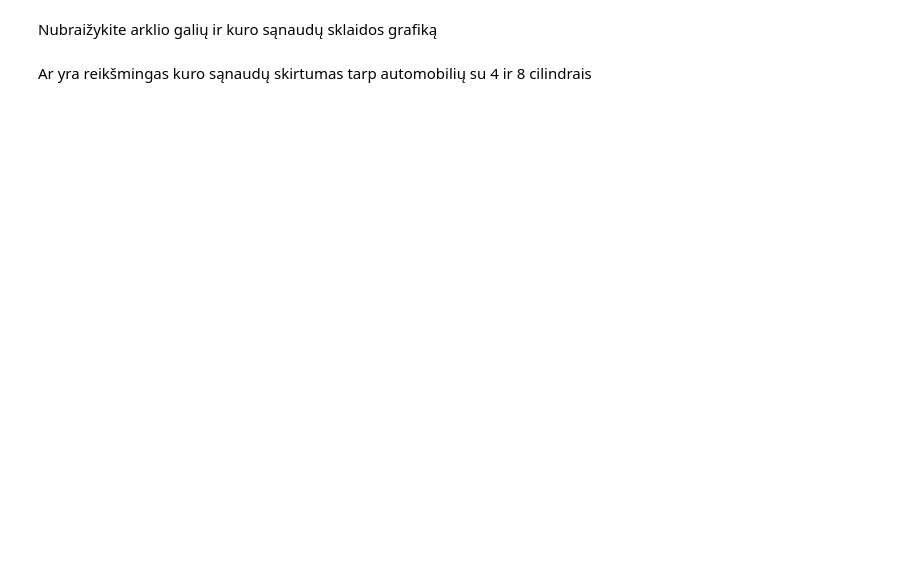
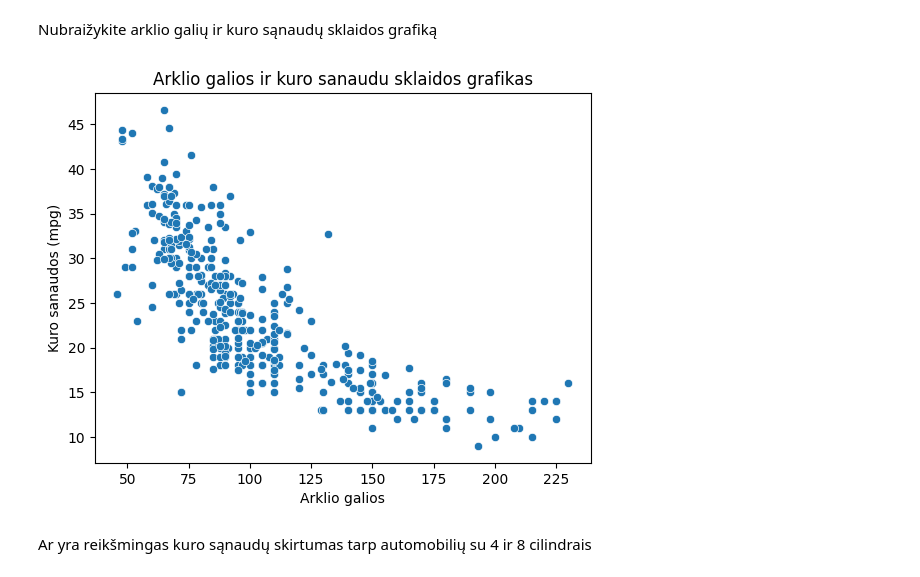
Before and after one commit to Devilstix/BIT_Data_analyst, a Jupyter notebook: 04_statistics/lectures/03_lesson/Statistics_Practice_automobiliai.ipynb, the cells around one changed output. Saved outputs shown, nothing was run; the diff lists cells and outputs as text; code cells hidden in the pictures; blank space fills up the shorter version.

```diff
--- a/04_statistics/lectures/03_lesson/Statistics_Practice_automobiliai.ipynb
+++ b/04_statistics/lectures/03_lesson/Statistics_Practice_automobiliai.ipynb
@@ -58,4 +90,12 @@ Nubraižykite svorio ir kuro sąnaudų sklaidos grafiką
 # %% [markdown]
 Nubraižykite arklio galių ir kuro sąnaudų sklaidos grafiką
+# %%
+sns.scatterplot(x="arklio_galios", y="kuro_sanaudos", data=df)
+plt.title("Arklio galios ir kuro sanaudu sklaidos grafikas")
+plt.xlabel("Arklio galios")
+plt.ylabel("Kuro sanaudos (mpg)")
+plt.show()
+# %% [output]
+[figure, added]
 # %% [markdown]
 Ar yra reikšmingas kuro sąnaudų skirtumas tarp automobilių su 4 ir 8 cilindrais
```
Also changed, not shown: parts of 8 cells of this notebook.
